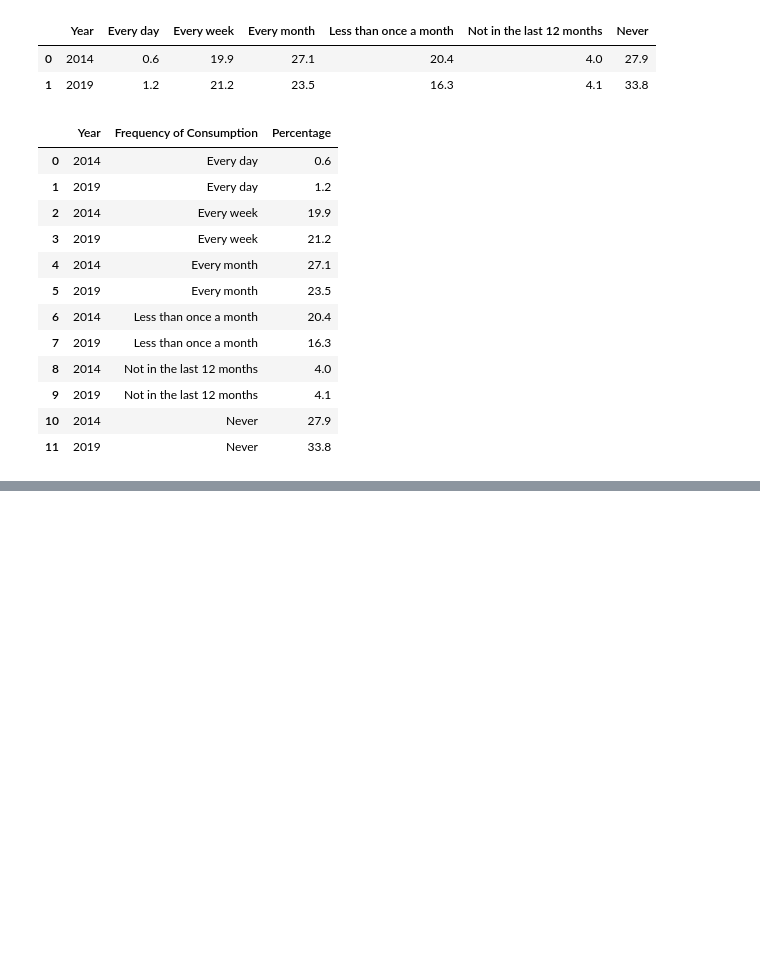
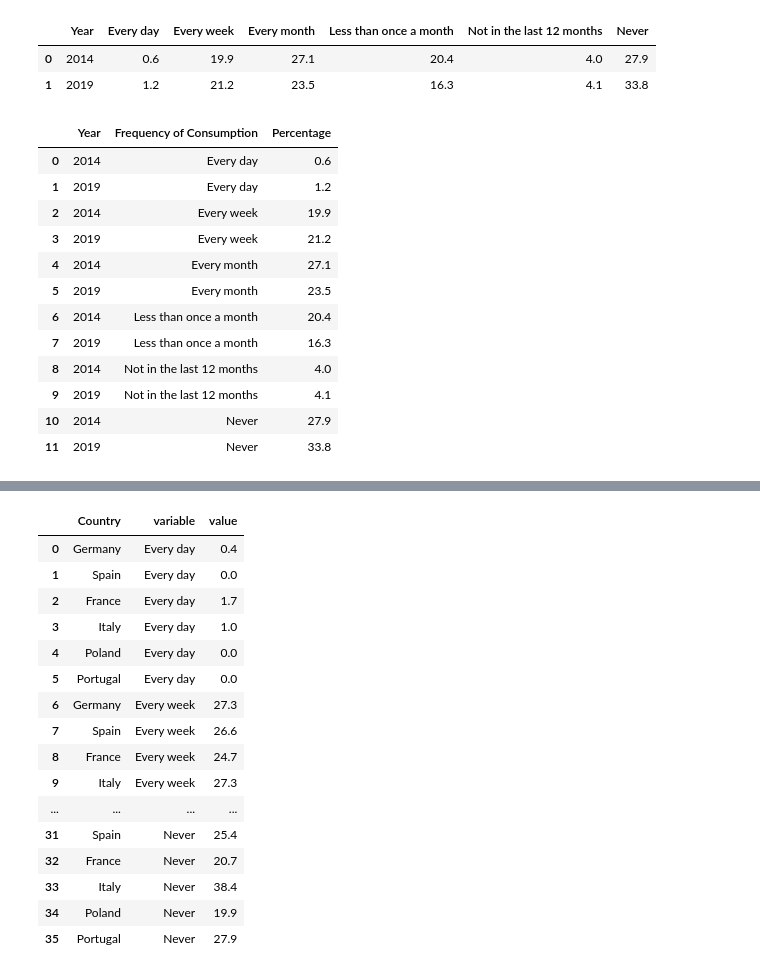
Before and after one commit to LaraTerpetschnig/LaraTerpetschnig.github.io, a Jupyter notebook: python_notebooks/final_project_3.1.ipynb, the cells around one changed output, grey strips where cells are left out. Drawn from its saved outputs; the diff is of its cells as text; code cells hidden in the pictures; blank space fills up the shorter version.

```diff
--- a/python_notebooks/final_project_3.1.ipynb
+++ b/python_notebooks/final_project_3.1.ipynb
@@ -146,0 +149,3 @@ grouped_bars.save(myJekyllDir + 'final_project_grouped_bars.json')
+# %%
+df3 = pd.read_csv("https://raw.githubusercontent.com/LaraTerpetschnig/LaraTerpetschnig.github.io/refs/heads/main/data/EU_Alcohol_Consumption_2019.csv")
+df3
@@ -146,0 +160,22 @@ grouped_bars.save(myJekyllDir + 'final_project_grouped_bars.json')
+# %%
+df3_melted = df3.melt(id_vars=['Country'], value_vars=['Every day', 'Every week', 'Every month', 'Less than once a month',
+                                       'Not in the last 12 months', 'Never'])
+df3_melted
+# %% [output]
+|  | Country | variable | value |
+| 0 | Germany | Every day | 0.4 |
+| 1 | Spain | Every day | 0.0 |
+| 2 | France | Every day | 1.7 |
+| 3 | Italy | Every day | 1.0 |
+| 4 | Poland | Every day | 0.0 |
+| 5 | Portugal | Every day | 0.0 |
+| 6 | Germany | Every week | 27.3 |
+| 7 | Spain | Every week | 26.6 |
+| 8 | France | Every week | 24.7 |
+| 9 | Italy | Every week | 27.3 |
+| ... | ... | ... | ... |
+| 31 | Spain | Never | 25.4 |
+| 32 | France | Never | 20.7 |
+| 33 | Italy | Never | 38.4 |
+| 34 | Poland | Never | 19.9 |
+| 35 | Portugal | Never | 27.9 |
```
Also changed, not shown: parts of 4 cells of this notebook, 9 other files.
